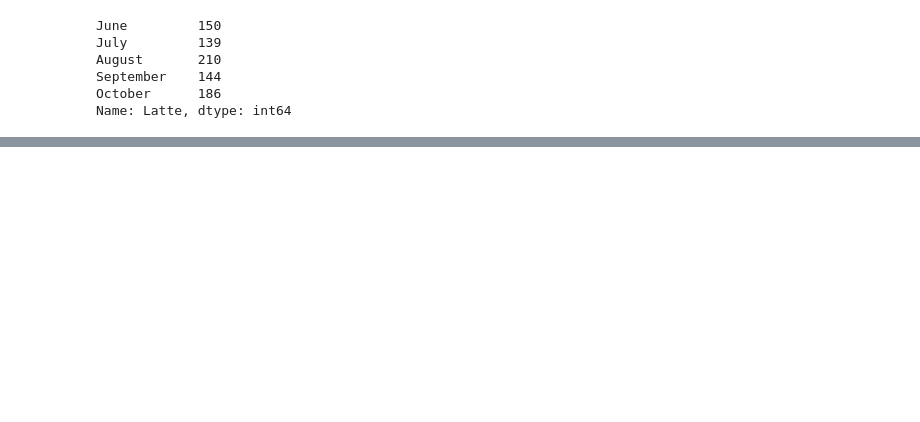
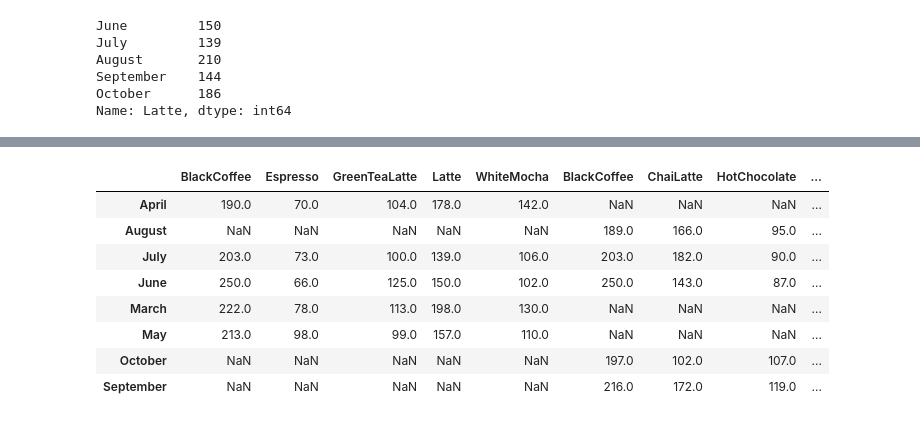
Before and after one commit to SeiyaKobayashi/PythonReview, a Jupyter notebook: pandas_Basics.ipynb, the cells around one changed output, grey strips where cells are left out. Cells and saved outputs as stored; diff of their text form; code cells hidden in the pictures; blank space fills up the shorter version.

```diff
--- a/pandas_Basics.ipynb
+++ b/pandas_Basics.ipynb
@@ -109,0 +221,12 @@ purchases[purchases['Black Coffee'] > 200]
+# %%
+pd.concat([df_1, df_2], axis=1)
+# %% [output]
+|  | BlackCoffee | Espresso | GreenTeaLatte | Latte | WhiteMocha | BlackCoffee | ChaiLatte | HotChocolate | ... |
+| April | 190.0 | 70.0 | 104.0 | 178.0 | 142.0 | NaN | NaN | NaN | ... |
+| August | NaN | NaN | NaN | NaN | NaN | 189.0 | 166.0 | 95.0 | ... |
+| July | 203.0 | 73.0 | 100.0 | 139.0 | 106.0 | 203.0 | 182.0 | 90.0 | ... |
+| June | 250.0 | 66.0 | 125.0 | 150.0 | 102.0 | 250.0 | 143.0 | 87.0 | ... |
+| March | 222.0 | 78.0 | 113.0 | 198.0 | 130.0 | NaN | NaN | NaN | ... |
+| May | 213.0 | 98.0 | 99.0 | 157.0 | 110.0 | NaN | NaN | NaN | ... |
+| October | NaN | NaN | NaN | NaN | NaN | 197.0 | 102.0 | 107.0 | ... |
+| September | NaN | NaN | NaN | NaN | NaN | 216.0 | 172.0 | 119.0 | ... |
```
Also changed, not shown: parts of 46 cells of this notebook.
